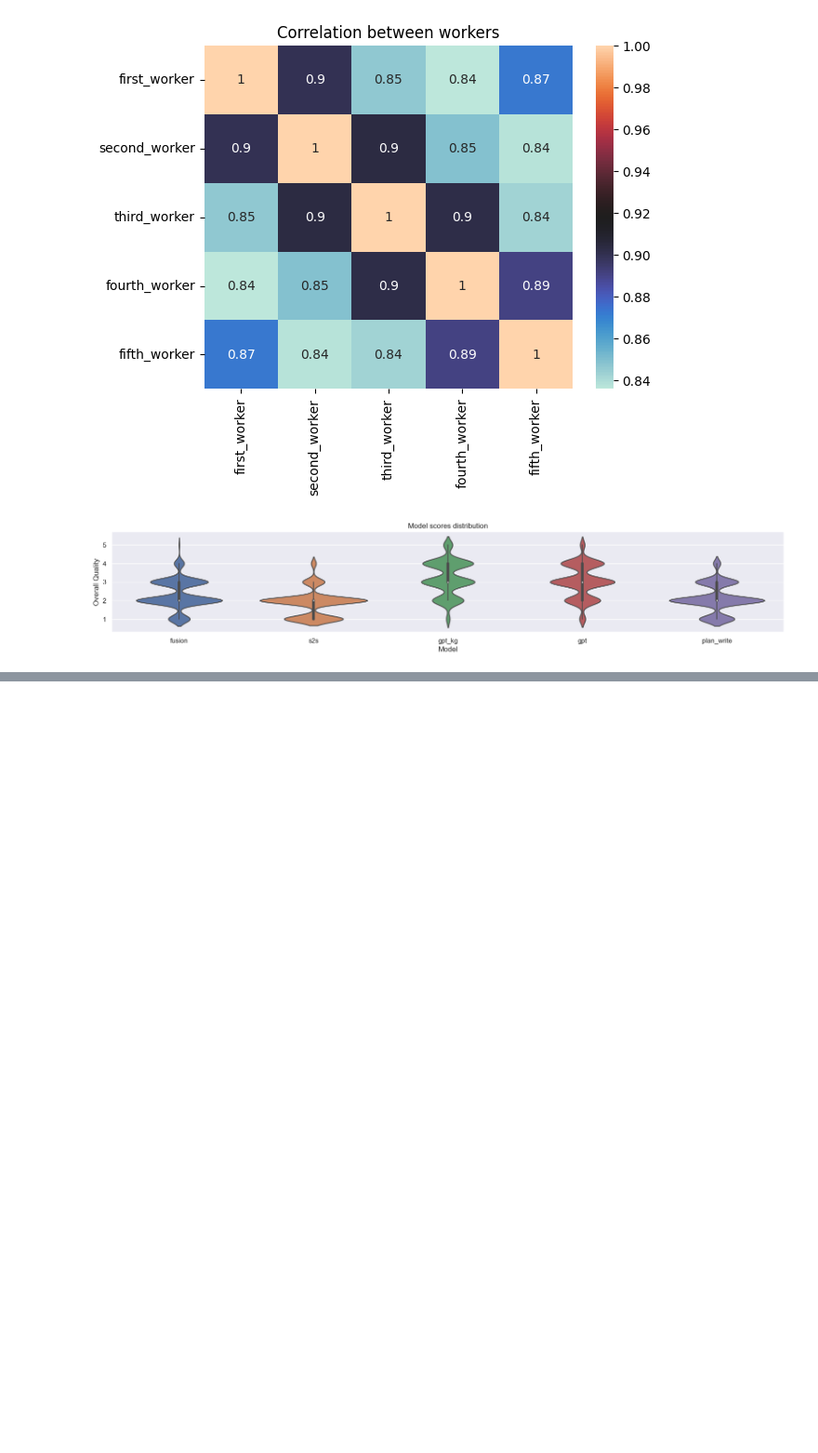
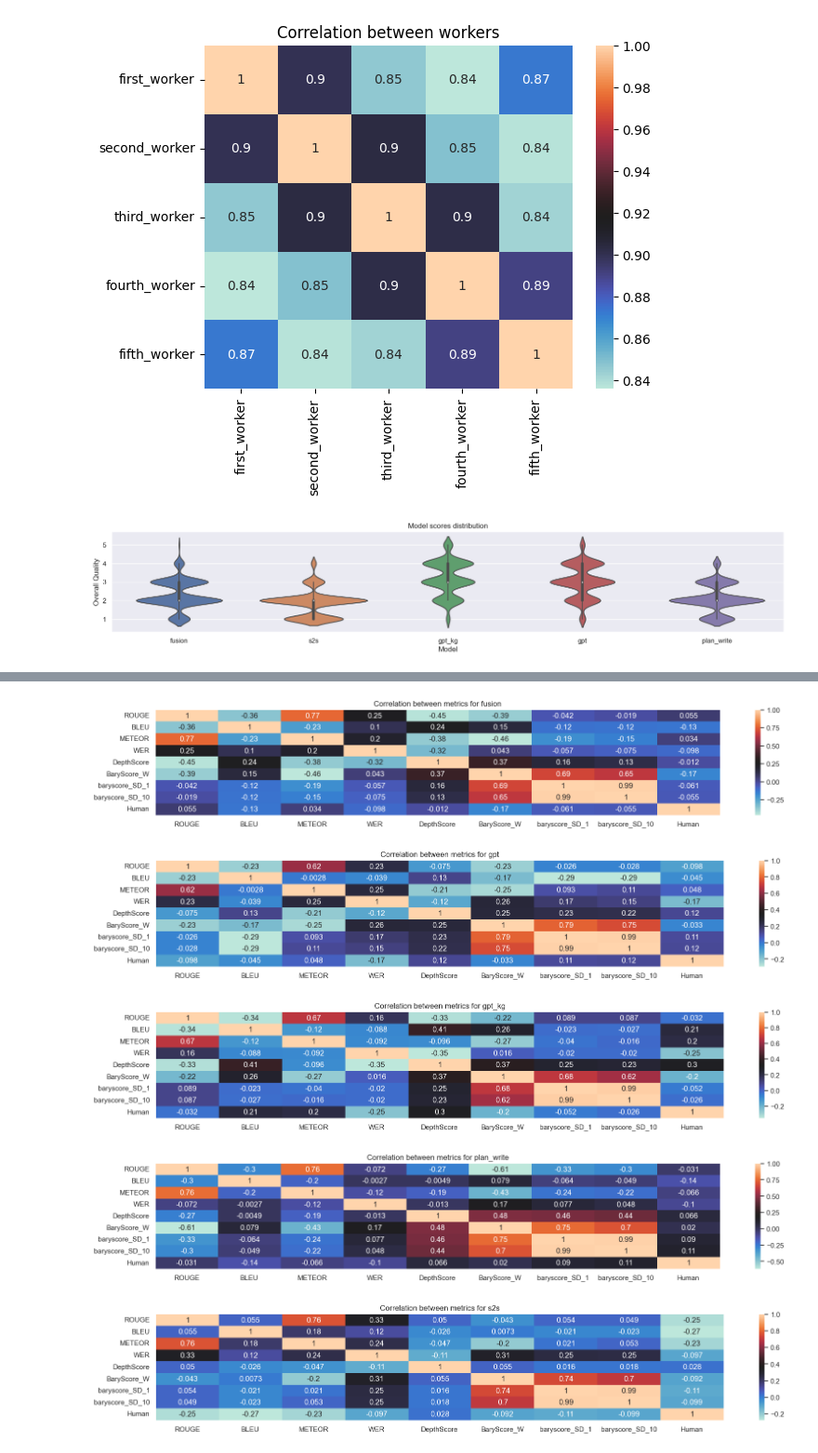
Before and after one commit to lidamsoukaina/NLG_Evaluation_Metrics, a Jupyter notebook: rocStories.ipynb, the cells around one changed output, grey strips where cells are left out. Shown at 93% size. Saved outputs shown, nothing was run; the diff lists cells and outputs as text; code cells hidden in the pictures; blank space fills up the shorter version.

```diff
--- a/rocStories.ipynb
+++ b/rocStories.ipynb
@@ -36,6 +36,7 @@ for key, value in data_dict.items():
                 'Model': model,
                 'Overall Quality': model_data['score'][i],
                 'Worker ID': i,
+                'average_score': sum(model_data['score'])/len(model_data['score']),
             }
             rows.append(row)
 
@@ -103,8 +100,6 @@ Evaluated_df=Evaluated_df[['Story ID', 'Human', 'Story', 'Model']]
 # set Model and Story ID as index
 Evaluated_df.set_index(['Model', 'Story ID'], inplace=True)
 # %%
-
-# get the first 50 stories
 
 # remove [ and ] from the Story and Human
 Evaluated_df['Story'] = Evaluated_df['Story'].str.replace('[', '')
@@ -117,10 +112,10 @@ Evaluated_df['ROUGE'] = Evaluated_df.apply(lambda x: ROUGE(x['Human'], x['Story'
 Evaluated_df['BLEU'] = Evaluated_df.apply(lambda x: BLUE(x['Human'], x['Story']), axis=1)
 Evaluated_df['METEOR'] = Evaluated_df.apply(lambda x: METEOR(x['Human'], x['Story']), axis=1)
 Evaluated_df['WER'] = Evaluated_df.apply(lambda x: WER(x['Human'], x['Story']), axis=1)
-# Evaluated_df['BertScore']=Evaluated_df.apply(lambda x: BertScore([x['Human']], [x['Story']]), axis=1)
+# Evaluated_df['BertScore']=Evaluated_df.apply(lambda x: BertScore([x['Human']], [x['Story']]), axis=1) We had trouble calculating this score
 Evaluated_df['DepthScore'] = Evaluated_df.apply(lambda x: DepthScore([x['Human']], [x['Story']]), axis=1)
 Evaluated_df['BaryScore'] = Evaluated_df.apply(lambda x: BaryScore([x['Human']], [x['Story']]), axis=1)
-Evaluated_df['InfoLM'] = Evaluated_df.apply(lambda x: InfoLM(x['Human'], x['Story']), axis=1)
+#Evaluated_df['InfoLM'] = Evaluated_df.apply(lambda x: InfoLM(x['Human'], x['Story']), axis=1) We had trouble running the infoLM model , it constantly killed the kernel
 
-# moverscore , wer,
+# we also tried calculating the mover score using the moverscore library but it seems to not be functionning
 # %% [output]
@@ -178,0 +134,11 @@ KeyboardInterrupt:
+# %%
+#  split the BaryScore column into 3 columns
+Evaluated_df['BaryScore_W']=Evaluated_df['BaryScore'].apply(lambda x: eval(x)['baryscore_W'][0])
+Evaluated_df['baryscore_SD_1']=Evaluated_df['BaryScore'].apply(lambda x: eval(x)['baryscore_SD_1'][0])
+Evaluated_df['baryscore_SD_10']=Evaluated_df['BaryScore'].apply(lambda x: eval(x)['baryscore_SD_10'][0])
+#  drop the BaryScore column
+Evaluated_df.drop(columns=['BaryScore'], inplace=True)
+# reset index
+Evaluated_df.reset_index(inplace=True)
+
+Evaluated_df.head()
@@ -178,0 +152,5 @@ KeyboardInterrupt:
+# %%
+data=Evaluated_df.merge(ROC_data[['Story ID','Model','average_score']], on=['Story ID', 'Model'], how='left')
+data.drop(columns=['Story','Story ID','Human'], inplace=True)
+data.rename(columns={'average_score': 'Human'}, inplace=True)
+data.head()
@@ -178,0 +164,14 @@ KeyboardInterrupt:
+# %%
+# calculate the correlation matrix for each Model on the same plot
+for model in data.Model.unique():
+    corr =data[data['Model'] == model].corr(method='spearman')
+    # plot the heatmap
+    sns.heatmap(corr, annot=True, cmap='icefire')
+    plt.title("Correlation between metrics for {}".format(model))
+    plt.show()
+# %% [output]
+[figure, added]
+[figure, added]
+[figure, added]
+[figure, added]
+[figure, added]
```
Also changed, not shown: parts of 13 cells of this notebook, 1 other file.
